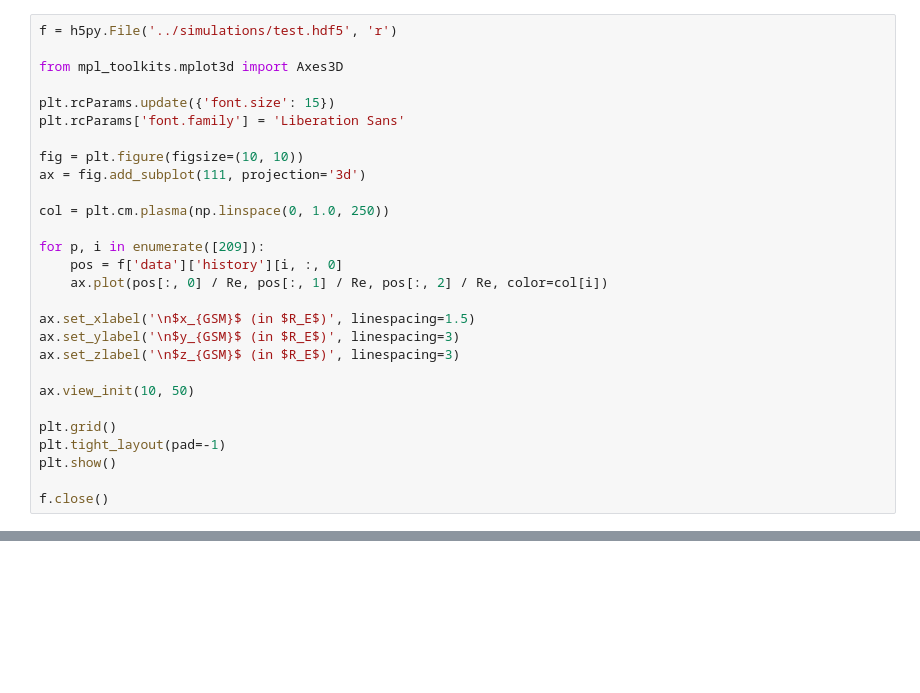
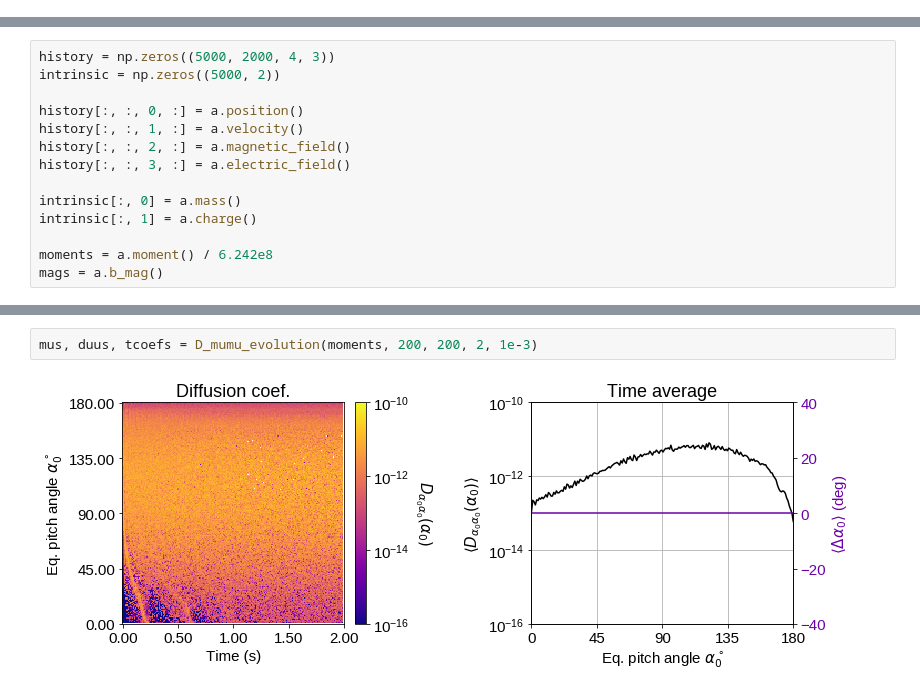
Before and after one commit to zbeever/cpt-solver, a Jupyter notebook: notebooks/hdf5_test.ipynb, the cells around one changed output, grey strips where cells are left out. Cells and saved outputs as stored; diff of their text form; blank space fills up the shorter version.

```diff
--- a/notebooks/hdf5_test.ipynb
+++ b/notebooks/hdf5_test.ipynb
@@ -45,28 +36,0 @@ s.add_time(1)
-# %%
-f = h5py.File('../simulations/test.hdf5', 'r')
-
-from mpl_toolkits.mplot3d import Axes3D
-
-plt.rcParams.update({'font.size': 15})
-plt.rcParams['font.family'] = 'Liberation Sans'
-
-fig = plt.figure(figsize=(10, 10))
-ax = fig.add_subplot(111, projection='3d')
-
-col = plt.cm.plasma(np.linspace(0, 1.0, 250))
-
-for p, i in enumerate([209]):
-    pos = f['data']['history'][i, :, 0]
-    ax.plot(pos[:, 0] / Re, pos[:, 1] / Re, pos[:, 2] / Re, color=col[i])
-
-ax.set_xlabel('\n$x_{GSM}$ (in $R_E$)', linespacing=1.5)
-ax.set_ylabel('\n$y_{GSM}$ (in $R_E$)', linespacing=3)
-ax.set_zlabel('\n$z_{GSM}$ (in $R_E$)', linespacing=3)
-
-ax.view_init(10, 50)
-
-plt.grid()
-plt.tight_layout(pad=-1)
-plt.show()
-
-f.close()
@@ -77,0 +103,14 @@ system.System
+# %%
+history = np.zeros((5000, 2000, 4, 3))
+intrinsic = np.zeros((5000, 2))
+
+history[:, :, 0, :] = a.position()
+history[:, :, 1, :] = a.velocity()
+history[:, :, 2, :] = a.magnetic_field()
+history[:, :, 3, :] = a.electric_field()
+
+intrinsic[:, 0] = a.mass()
+intrinsic[:, 1] = a.charge()
+
+moments = a.moment() / 6.242e8
+mags = a.b_mag()
@@ -77,0 +260,4 @@ system.System
+# %%
+mus, duus, tcoefs = D_mumu_evolution(moments, 200, 200, 2, 1e-3)
+# %% [output]
+[figure, added]
```
Also changed, not shown: parts of 29 cells of this notebook, 12 other files.
